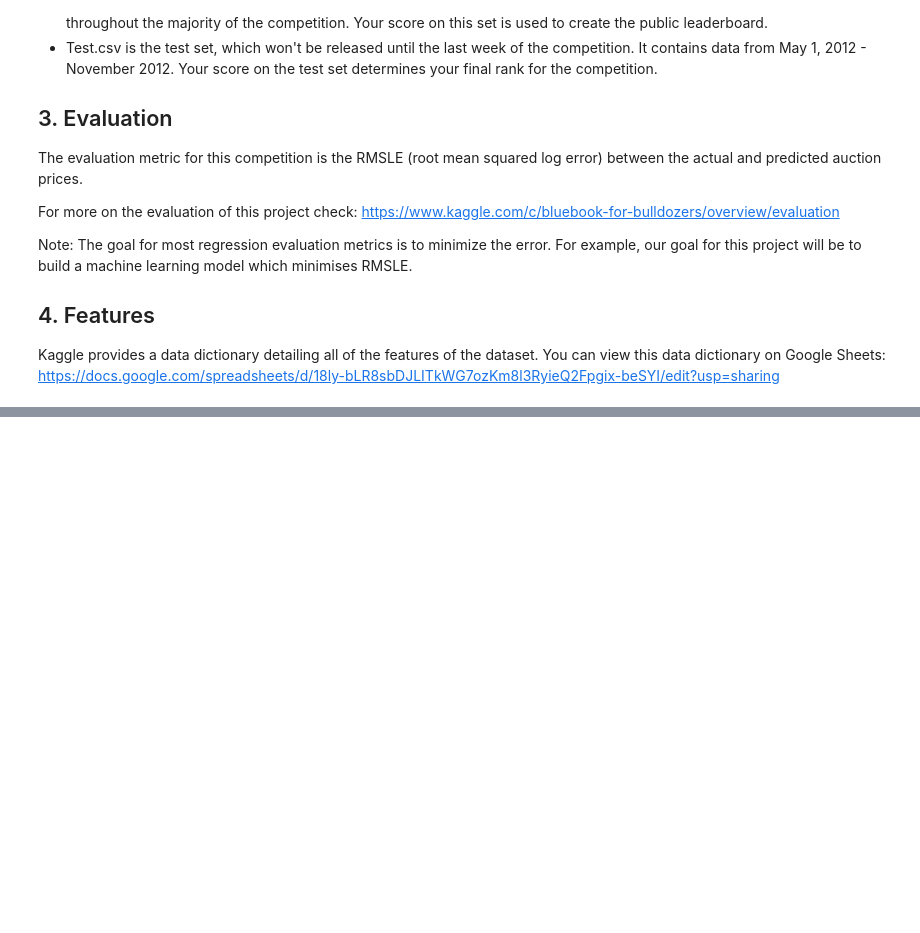
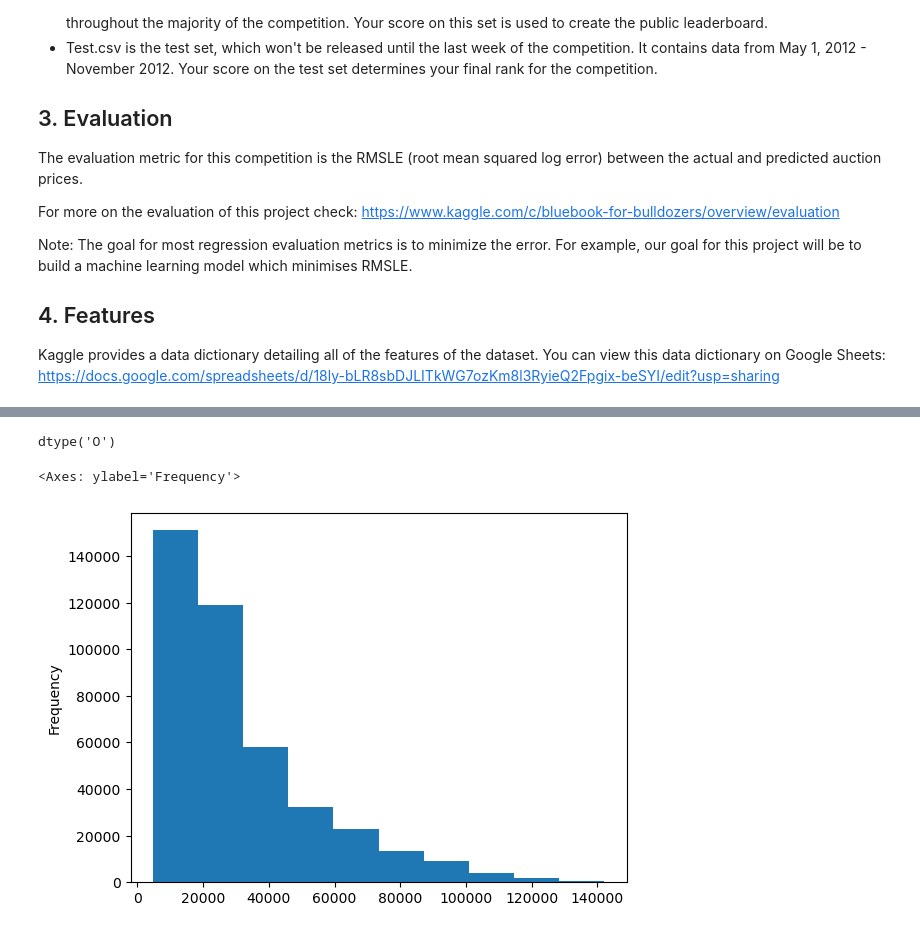
Before and after one commit to snmsndhu/machine_learning_projects, a Jupyter notebook: bulldozer_project/file.ipynb, the cells around one changed output, grey strips where cells are left out. Saved outputs shown, nothing was run; the diff lists cells and outputs as text; code cells hidden in the pictures; blank space fills up the shorter version.

```diff
--- a/bulldozer_project/file.ipynb
+++ b/bulldozer_project/file.ipynb
@@ -31,0 +120,9 @@ Kaggle provides a data dictionary detailing all of the features of the dataset.
+# %%
+df.saledate.dtype
+# %% [output]
+dtype('O')
+# %%
+df.SalePrice.plot.hist()
+# %% [output]
+<Axes: ylabel='Frequency'>
+[figure, added]
```
Also changed, not shown: parts of 27 cells of this notebook, 4 other files.
